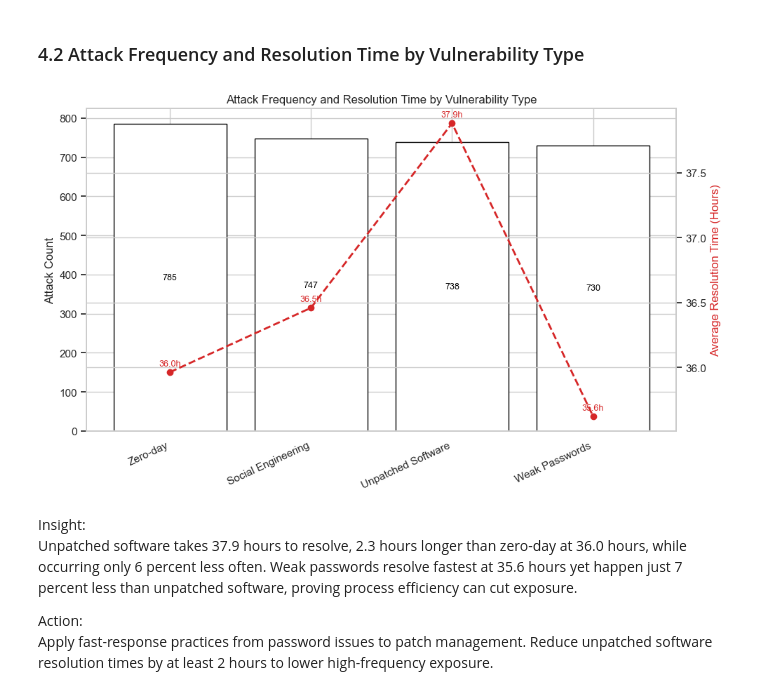
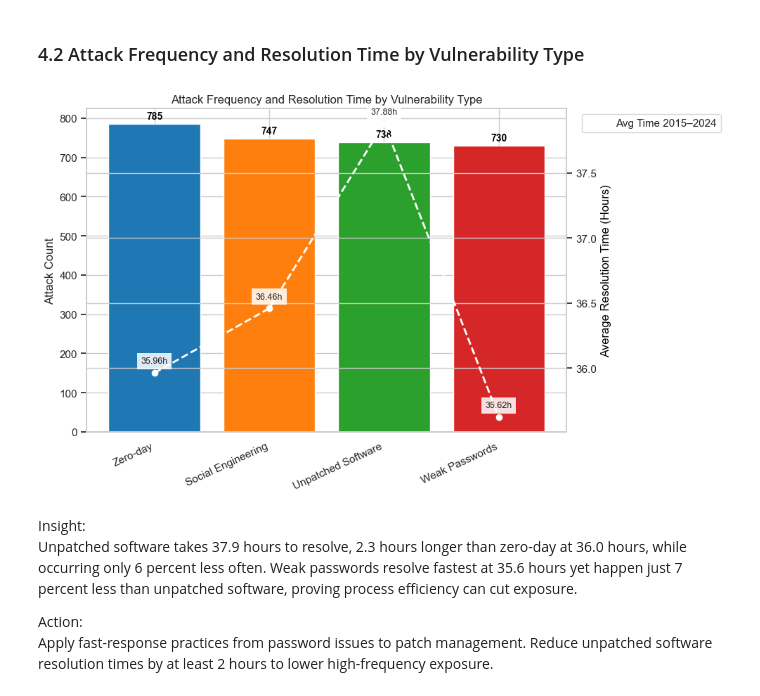
Before and after one commit to dolludaa/Global-Cybersecurity-Threats-2015-2024, a Jupyter notebook: business_analysis.ipynb, the cells around one changed output. Saved outputs shown, nothing was run; the diff lists cells and outputs as text; code cells hidden in the pictures.

```diff
--- a/business_analysis.ipynb
+++ b/business_analysis.ipynb
@@ -145,11 +145,10 @@ trend = filtered.groupby(['Year', 'Attack Type']).size().unstack(fill_value=0)
 trend = trend[top_types]
 
 linestyles = ['-', '--', ':']
-fixed_palette = sns.color_palette("tab10", n_colors=6)
 color_map = {
-    'Phishing': fixed_palette[2],
-    'DDoS': fixed_palette[4],
-    'SQL Injection': fixed_palette[1]
+    'Phishing': palette[2],
+    'DDoS': palette[4],
+    'SQL Injection': palette[1]
 }
 
 plt.figure(figsize=(12, 6))
@@ -238,8 +237,6 @@ Use encryption and AI-driven filtering as primary phishing defenses. For DDoS, p
 # %% [markdown]
 ### 1.4 Attack Type Distribution by Industry
 # %%
-palette = sns.color_palette("tab10")
-
 industry = df.groupby(['Target Industry', 'Attack Type']).size().unstack(fill_value=0)
 industry_percent = industry.div(industry.sum(axis=1), axis=0) * 100
 
@@ -893,33 +891,38 @@ Balance defenses between phishing prevention, zero-day mitigation, and password
 # %%
 vuln_col = 'Vuln Cleaned' if 'Vuln Cleaned' in df.columns else 'Security Vulnerability Type'
 
-agg = df.groupby(vuln_col).agg(
+g = df.groupby(vuln_col).agg(
     Attack_Count=('Attack Type', 'count'),
     Avg_Time=('Incident Resolution Time (in Hours)', 'mean')
 ).reset_index().sort_values('Attack_Count', ascending=False).head(10)
 
-fig, ax1 = plt.subplots(figsize=(10, 6))
-bars = ax1.bar(agg[vuln_col], agg['Attack_Count'], color='white', edgecolor='black')
+x = np.arange(len(g))
+fig, ax1 = plt.subplots(figsize=(10,6))
+
+bars = ax1.bar(x, g['Attack_Count'].values, color=[palette[i % len(palette)] for i in range(len(g))])
 ax1.set_ylabel('Attack Count')
-plt.xticks(rotation=25, ha='right')
+ax1.set_xticks(x)
+ax1.set_xticklabels(g[vuln_col], rotation=25, ha='right')
 
-for b, v in zip(bars, agg['Attack_Count']):
-    ax1.text(b.get_x() + b.get_width() / 2, v / 2, f'{v}', ha='center', va='center', fontsize=9, color='black')
+for i, v in enumerate(g['Attack_Count'].values):
+    ax1.text(i, v + max(g['Attack_Count'])*0.01, f'{int(v)}', ha='center', va='bottom', fontsize=10, fontweight='bold', color='black')
 
 ax2 = ax1.twinx()
-ax2.plot(range(len(agg)), agg['Avg_Time'], marker='o', color=palette[3], linestyle='--', linewidth=2)
-ax2.set_ylabel('Average Resolution Time (Hours)', color=palette[3])
+ax2.plot(x, g['Avg_Time'].values, marker='o', linestyle='--', linewidth=2, color='white')
+ax2.set_ylabel('Average Resolution Time (Hours)', color='black')
+yl = ax2.get_ylim()
+pad = (yl[1]-yl[0]) * 0.03 if yl[1] > yl[0] else 1
 
-ymin, ymax = ax2.get_ylim()
-offset = (ymax - ymin) * 0.02
-for x, y in zip(range(len(agg)), agg['Avg_Time']):
-    ax2.text(x, y + offset, f'{y:.1f}h', ha='center', fontsize=9, color=palette[3])
+for i, y in enumerate(g['Avg_Time'].values):
+    ax2.text(i, y + pad, f'{y:.2f}h', ha='center', fontsize=9,
+             bbox=dict(facecolor='white', edgecolor='none', alpha=0.85))
 
+ax2.legend(['Avg Time 2015–2024'], loc='upper left', bbox_to_anchor=(1.02, 1))
 plt.title('Attack Frequency and Resolution Time by Vulnerability Type')
 plt.tight_layout()
 plt.show()
 # %% [output]
-[figure, old version]
+[figure, new version]
 # %% [markdown]
 Insight:
 Unpatched software takes 37.9 hours to resolve, 2.3 hours longer than zero-day at 36.0 hours, while occurring only 6 percent less often. Weak passwords resolve fastest at 35.6 hours yet happen just 7 percent less than unpatched software, proving process efficiency can cut exposure.
```
Also changed, not shown: parts of 29 cells of this notebook.
